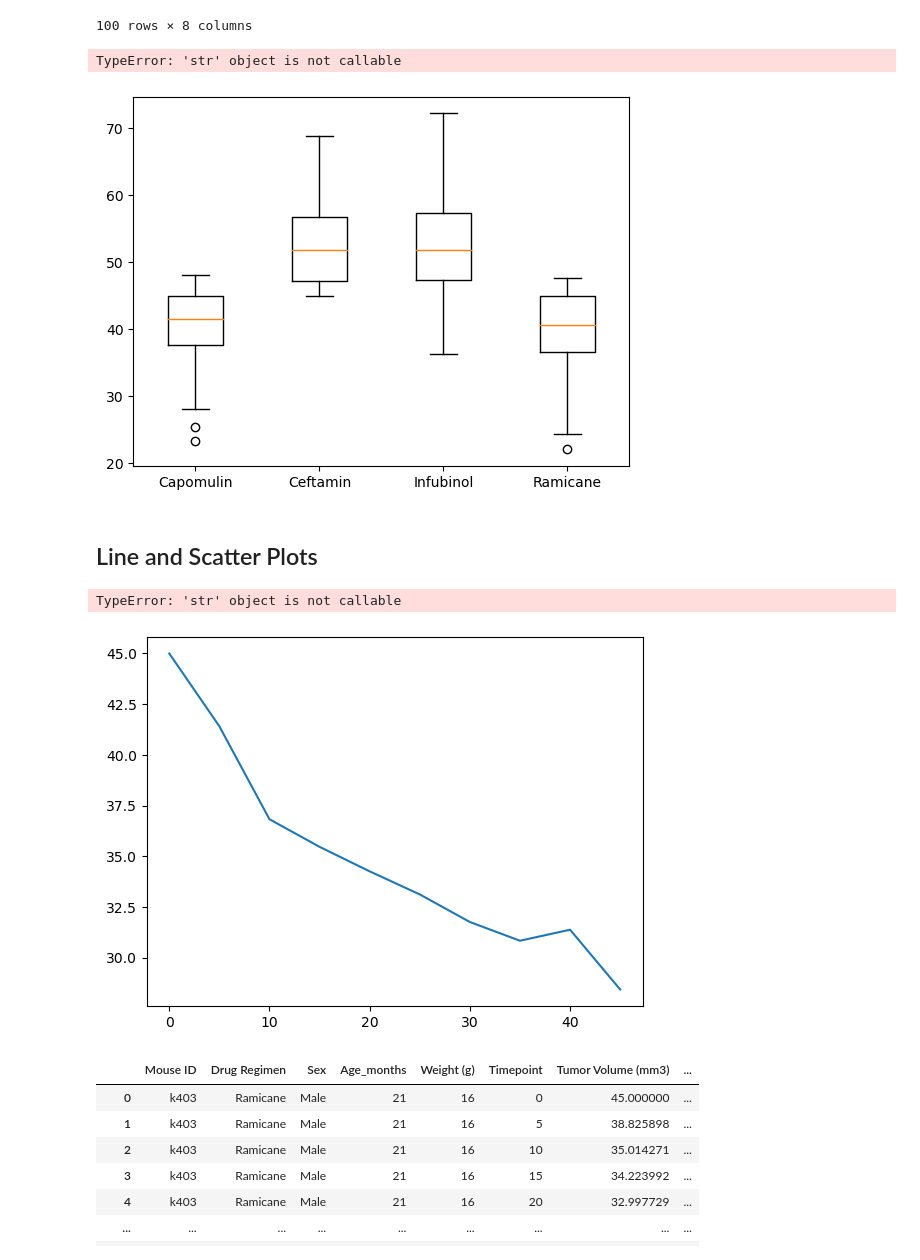
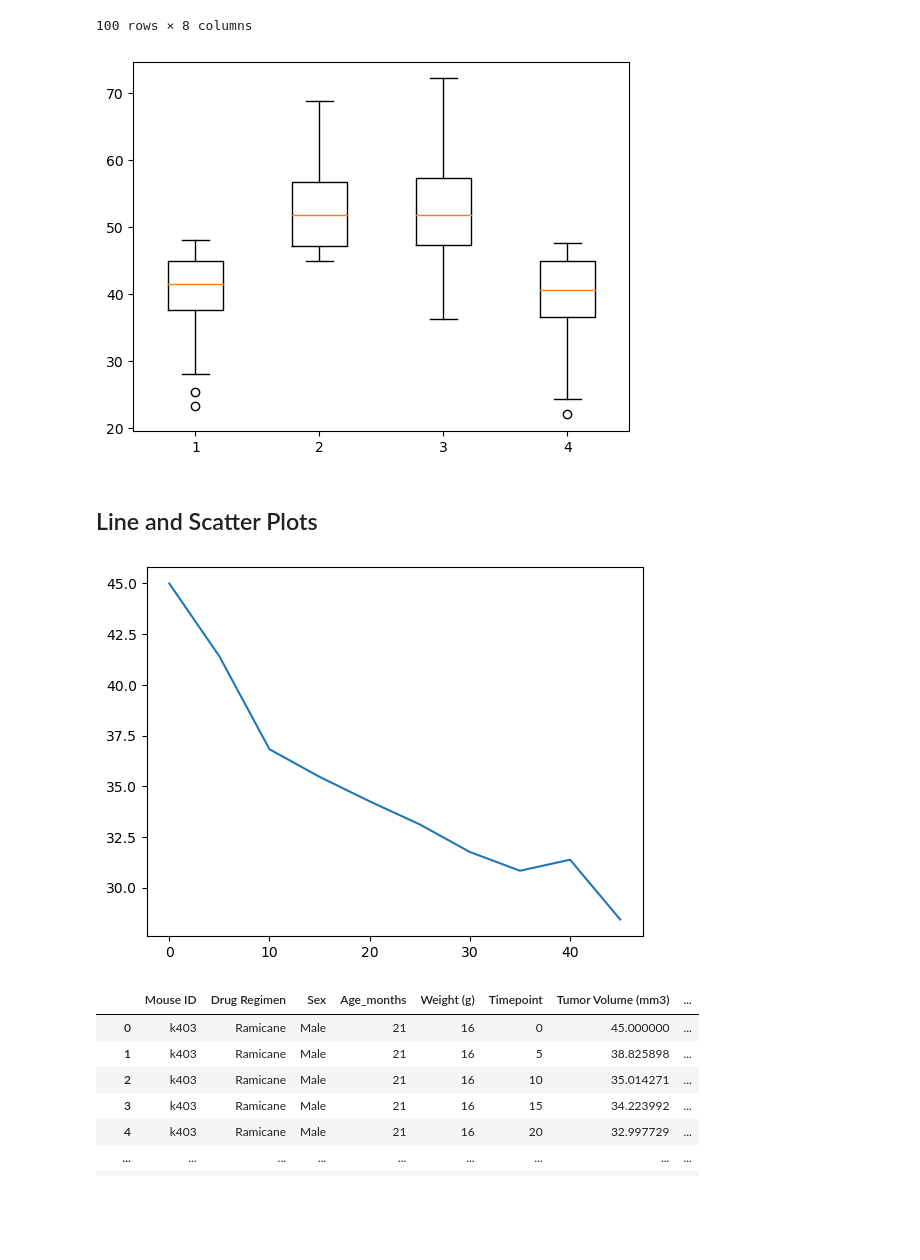
Before and after one commit to mbernstein421/data_visualizations, a Jupyter notebook: Pymaceuticals/pymaceuticals_starter.ipynb, the cells around one changed output. Saved outputs shown, nothing was run; the diff lists cells and outputs as text; code cells hidden in the pictures; blank space fills up the shorter version.

```diff
--- a/Pymaceuticals/pymaceuticals_starter.ipynb
+++ b/Pymaceuticals/pymaceuticals_starter.ipynb
@@ -223,16 +222,15 @@ for treatment in treatments:
 # %%
 # Generate a box plot that shows the distrubution of the tumor volume for each treatment group.
 treatments = ['Capomulin', 'Ramicane', 'Infubinol', 'Ceftamin']
 filtered_data = merged_data[merged_data['Drug Regimen'].isin(treatments)]
 group_data = filtered_data.groupby('Drug Regimen')['Tumor Volume (mm3)'].apply(list)
 treatment_groups = group_data.values
 plt.boxplot(treatment_groups)
-plt.xticks(range(1, len(group_data) + 1), group_data.index)
-plt.ylabel('Final Tumor Volume (mm3)')
+plt.xticks=(range(1, len(group_data) + 1), group_data.index)
+plt.ylabel=('Final Tumor Volume (mm3)')
 plt.show()
 # %% [output]
-TypeError: 'str' object is not callable
-[figure, old version]
+[figure, new version]
 # %% [markdown]
 ## Line and Scatter Plots
 # %%
@@ -240,11 +238,10 @@ TypeError: 'str' object is not callable
 mouse_id = "m601"
 filtered_data = merged_data[(merged_data["Mouse ID"] == mouse_id) & (merged_data["Drug Regimen"] == "Capomulin")]
 plt.plot(filtered_data["Timepoint"],filtered_data["Tumor Volume (mm3)"])
-plt.xlabel("Timepoint (days)")
-plt.ylabel("Tumor Volume (mm3)")
+plt.xlabel=("Timepoint")
+plt.ylabel=("Tumor Volume (mm3)")
 plt.show()
 # %% [output]
-TypeError: 'str' object is not callable
 [figure]
 # %%
 merged_data
```
Also changed, not shown: parts of 5 cells of this notebook.
